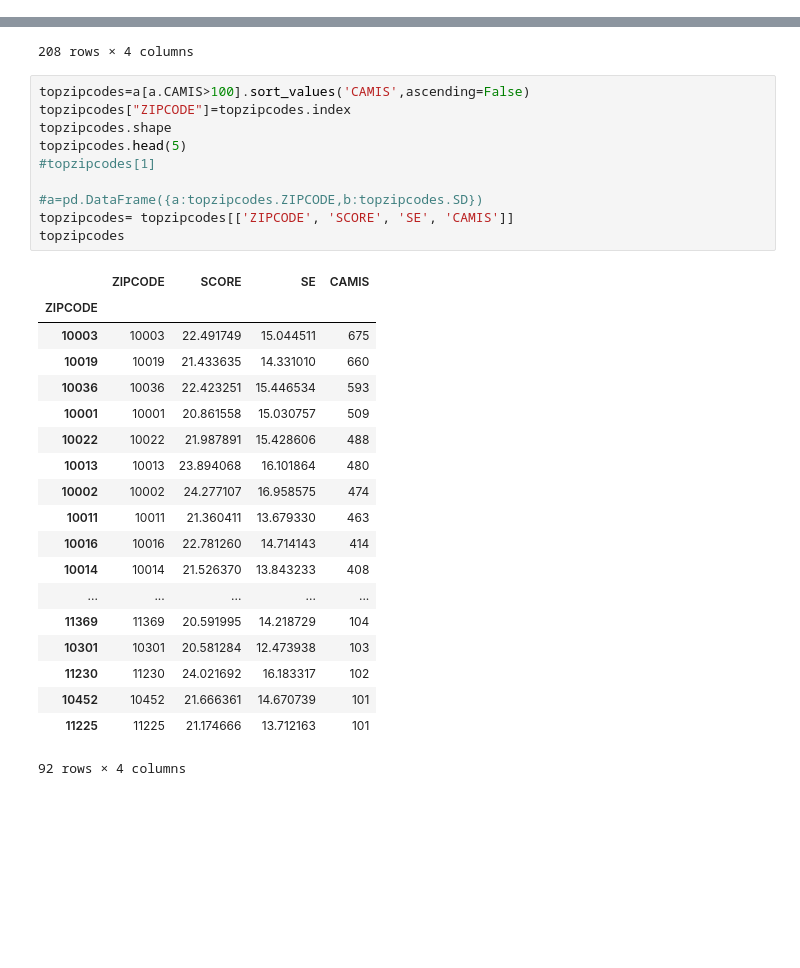
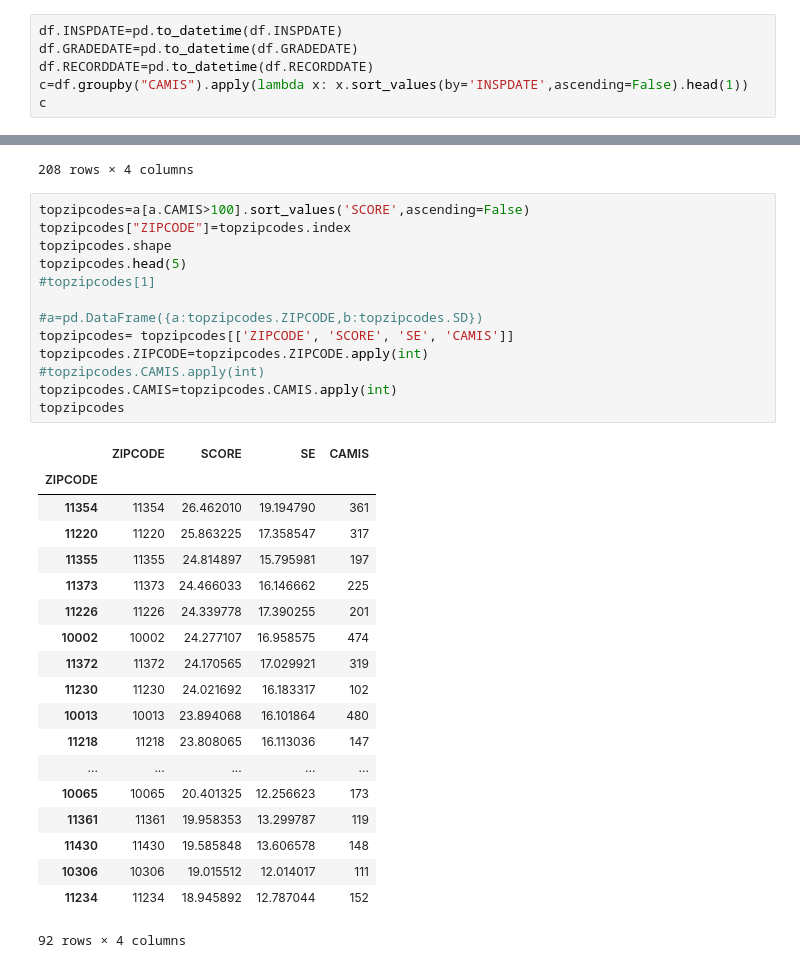
Before and after one commit to udicuty/miniprojects, a Jupyter notebook: SQL/SQL.ipynb, the cells around one changed output, grey strips where cells are left out. Saved outputs shown, nothing was run; the diff lists cells and outputs as text; blank space fills up the shorter version.

```diff
--- a/SQL/SQL.ipynb
+++ b/SQL/SQL.ipynb
@@ -26,3 +26,9 @@ df
 531935 rows × 15 columns
 # %%
 df['SD'] = df['SE'] = df.SCORE
+# %%
+df.INSPDATE=pd.to_datetime(df.INSPDATE)
+df.GRADEDATE=pd.to_datetime(df.GRADEDATE)
+df.RECORDDATE=pd.to_datetime(df.RECORDDATE)
+c=df.groupby("CAMIS").apply(lambda x: x.sort_values(by='INSPDATE',ascending=False).head(1))
+c
@@ -79,34 +113,37 @@ a
 | 11753 | 11.583333 | 1 | 2.325881 | 2.429303 |
 208 rows × 4 columns
 # %%
-topzipcodes=a[a.CAMIS>100].sort_values('CAMIS',ascending=False)
+topzipcodes=a[a.CAMIS>100].sort_values('SCORE',ascending=False)
 topzipcodes["ZIPCODE"]=topzipcodes.index
 topzipcodes.shape
 topzipcodes.head(5)
 #topzipcodes[1]
 
 #a=pd.DataFrame({a:topzipcodes.ZIPCODE,b:topzipcodes.SD})
 topzipcodes= topzipcodes[['ZIPCODE', 'SCORE', 'SE', 'CAMIS']]
+topzipcodes.ZIPCODE=topzipcodes.ZIPCODE.apply(int)
+#topzipcodes.CAMIS.apply(int)
+topzipcodes.CAMIS=topzipcodes.CAMIS.apply(int)
 topzipcodes
 # %% [output]
 |  | ZIPCODE | SCORE | SE | CAMIS |
 | ZIPCODE |  |  |  |  |
-| 10003 | 10003 | 22.491749 | 15.044511 | 675 |
-| 10019 | 10019 | 21.433635 | 14.331010 | 660 |
-| 10036 | 10036 | 22.423251 | 15.446534 | 593 |
-| 10001 | 10001 | 20.861558 | 15.030757 | 509 |
-| 10022 | 10022 | 21.987891 | 15.428606 | 488 |
+| 11354 | 11354 | 26.462010 | 19.194790 | 361 |
+| 11220 | 11220 | 25.863225 | 17.358547 | 317 |
+| 11355 | 11355 | 24.814897 | 15.795981 | 197 |
+| 11373 | 11373 | 24.466033 | 16.146662 | 225 |
+| 11226 | 11226 | 24.339778 | 17.390255 | 201 |
+| 10002 | 10002 | 24.277107 | 16.958575 | 474 |
+| 11372 | 11372 | 24.170565 | 17.029921 | 319 |
+| 11230 | 11230 | 24.021692 | 16.183317 | 102 |
 | 10013 | 10013 | 23.894068 | 16.101864 | 480 |
-| 10002 | 10002 | 24.277107 | 16.958575 | 474 |
-| 10011 | 10011 | 21.360411 | 13.679330 | 463 |
-| 10016 | 10016 | 22.781260 | 14.714143 | 414 |
-| 10014 | 10014 | 21.526370 | 13.843233 | 408 |
+| 11218 | 11218 | 23.808065 | 16.113036 | 147 |
 | ... | ... | ... | ... | ... |
-| 11369 | 11369 | 20.591995 | 14.218729 | 104 |
-| 10301 | 10301 | 20.581284 | 12.473938 | 103 |
-| 11230 | 11230 | 24.021692 | 16.183317 | 102 |
-| 10452 | 10452 | 21.666361 | 14.670739 | 101 |
-| 11225 | 11225 | 21.174666 | 13.712163 | 101 |
+| 10065 | 10065 | 20.401325 | 12.256623 | 173 |
+| 11361 | 11361 | 19.958353 | 13.299787 | 119 |
+| 11430 | 11430 | 19.585848 | 13.606578 | 148 |
+| 10306 | 10306 | 19.015512 | 12.014017 | 111 |
+| 11234 | 11234 | 18.945892 | 12.787044 | 152 |
 92 rows × 4 columns
 # %%
 l=[]
```
Also changed, not shown: parts of 11 cells of this notebook.
